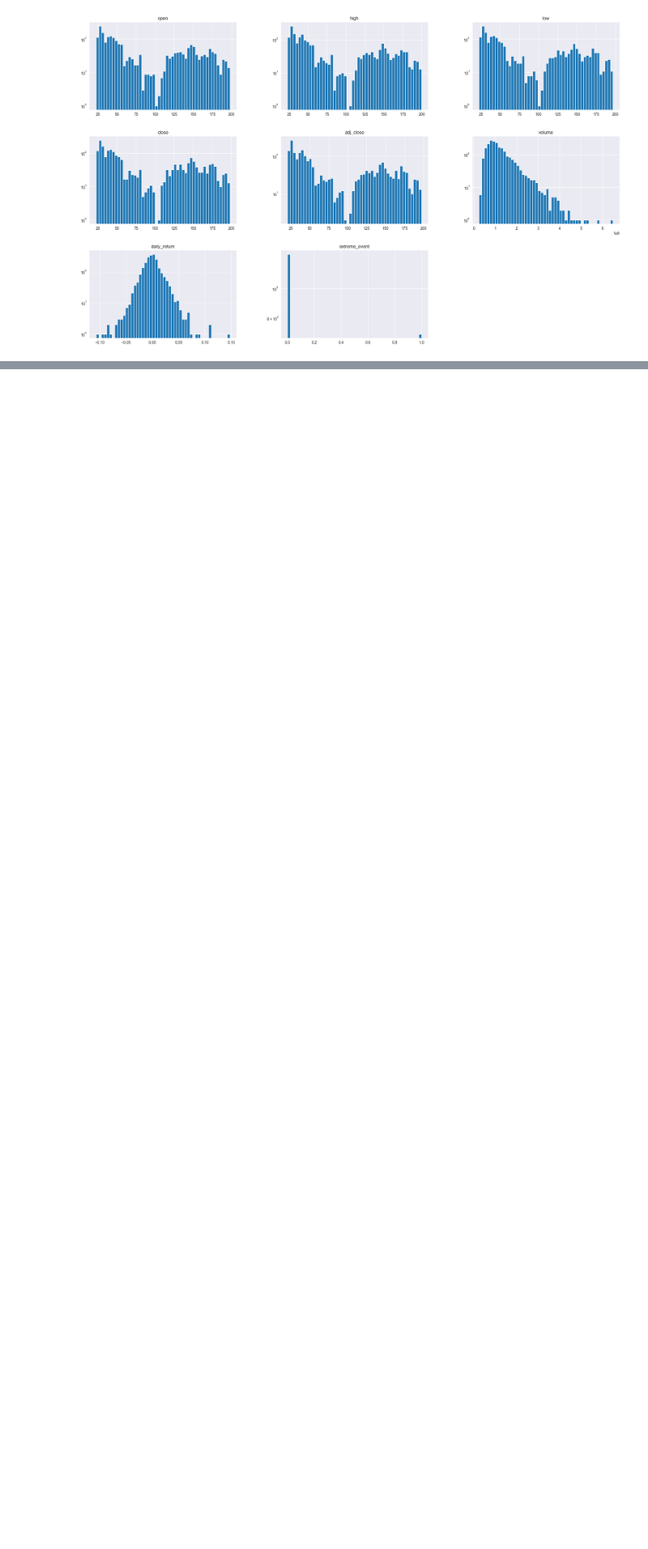
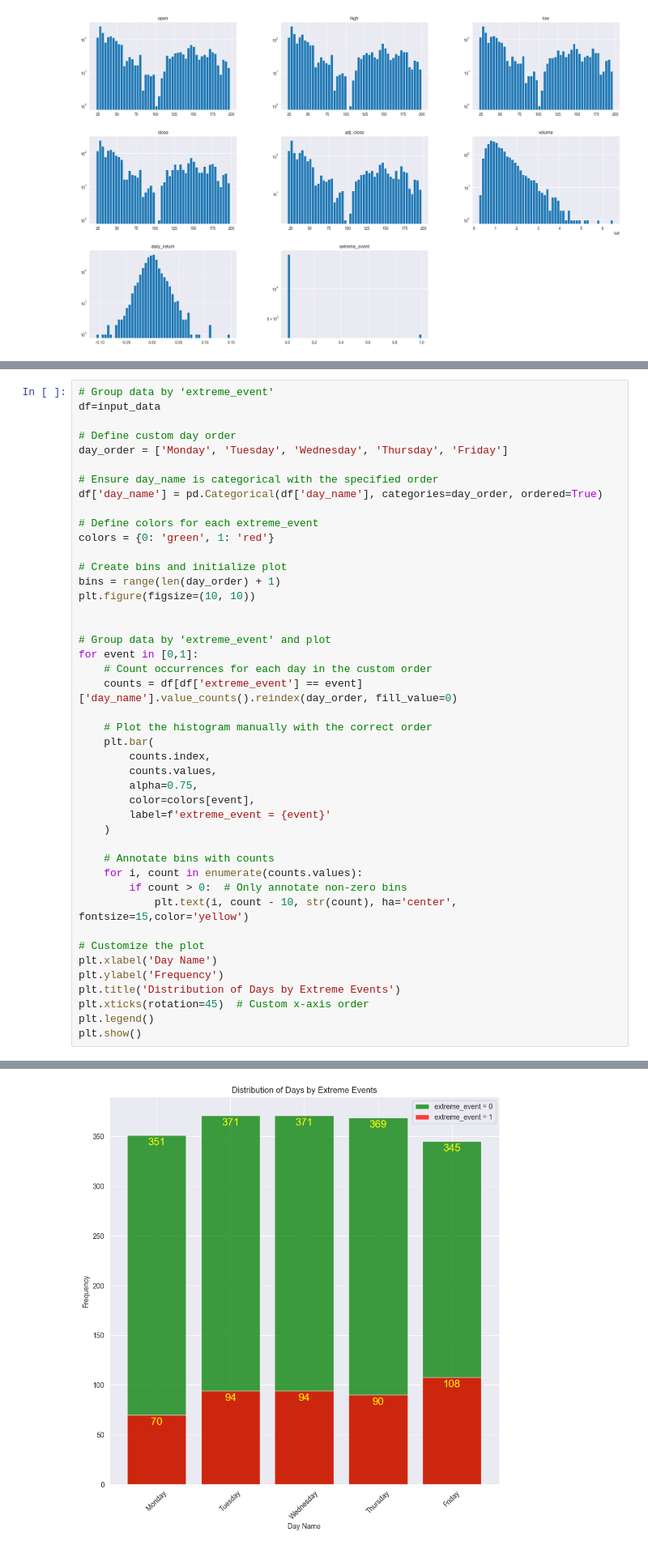
Before and after one commit to agerom/aic2_assignment, a Jupyter notebook: eda.ipynb, the cells around one changed output, grey strips where cells are left out. Shown at 81% size. Drawn from its saved outputs; the diff is of its cells as text; blank space fills up the shorter version.

```diff
--- a/eda.ipynb
+++ b/eda.ipynb
@@ -286,0 +308,45 @@ dtype: object
+# %%
+# Group data by 'extreme_event'
+df=input_data
+
+# Define custom day order
+day_order = ['Monday', 'Tuesday', 'Wednesday', 'Thursday', 'Friday']
+
+# Ensure day_name is categorical with the specified order
+df['day_name'] = pd.Categorical(df['day_name'], categories=day_order, ordered=True)
+
+# Define colors for each extreme_event
+colors = {0: 'green', 1: 'red'}
+
+# Create bins and initialize plot
+bins = range(len(day_order) + 1)
+plt.figure(figsize=(10, 10))
+
+
+# Group data by 'extreme_event' and plot
+for event in [0,1]:
+    # Count occurrences for each day in the custom order
+    counts = df[df['extreme_event'] == event]['day_name'].value_counts().reindex(day_order, fill_value=0)
+
+    # Plot the histogram manually with the correct order
+    plt.bar(
+        counts.index,
+        counts.values,
+        alpha=0.75,
+        color=colors[event],
+        label=f'extreme_event = {event}'
+    )
+
+    # Annotate bins with counts
+    for i, count in enumerate(counts.values):
+        if count > 0:  # Only annotate non-zero bins
+            plt.text(i, count - 10, str(count), ha='center', fontsize=15,color='yellow')
+
+# Customize the plot
+plt.xlabel('Day Name')
+plt.ylabel('Frequency')
+plt.title('Distribution of Days by Extreme Events')
+plt.xticks(rotation=45)  # Custom x-axis order
+plt.legend()
+plt.show()
+# %% [output]
@@ -286,0 +358 @@ dtype: object
+[figure, added]
```
Also changed, not shown: parts of 11 cells of this notebook, 1 other file.
